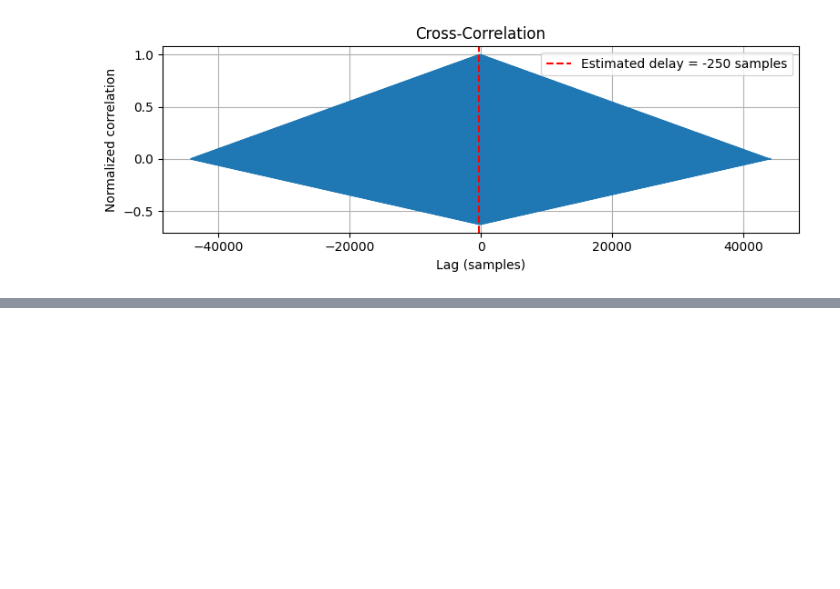
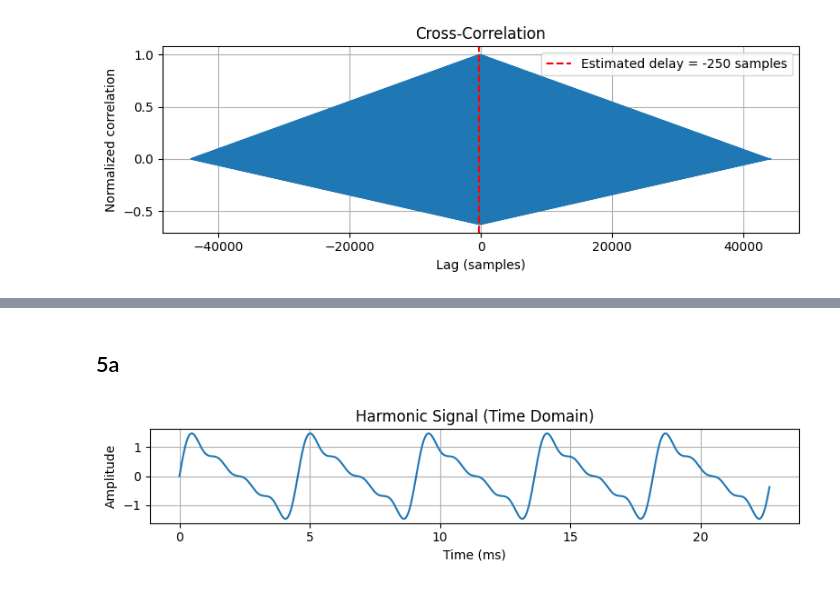
Before and after one commit to RyanL72/CSDS_364, a Jupyter notebook: Assignment_A4/A4_rhl72.ipynb, the cells around one changed output, grey strips where cells are left out. Saved outputs shown, nothing was run; the diff lists cells and outputs as text; code cells hidden in the pictures; blank space fills up the shorter version.

```diff
--- a/Assignment_A4/A4_rhl72.ipynb
+++ b/Assignment_A4/A4_rhl72.ipynb
@@ -817,0 +884,25 @@ plt.show()
+# %% [markdown]
+## 5a
+# %%
+fs = 44100
+duration = 1.0
+t = np.linspace(0, duration, int(fs * duration), endpoint=False)
+
+f1 = 220  # A3 note
+alist = [1.0, 0.5, 0.3, 0.2]
+philist = -np.pi/2
+
+x = harmonic(t, f1=f1, alist=alist, philist=philist)
+# %%
+import matplotlib.pyplot as plt
+
+plt.figure(figsize=(8, 2))
+plt.plot(t[:1000]*1000, x[:1000])
+plt.title("Harmonic Signal (Time Domain)")
+plt.xlabel("Time (ms)")
+plt.ylabel("Amplitude")
+plt.grid(True)
+plt.tight_layout()
+plt.show()
+# %% [output]
+[figure, added]
```
Also changed, not shown: parts of 17 cells of this notebook, 4 other files.
